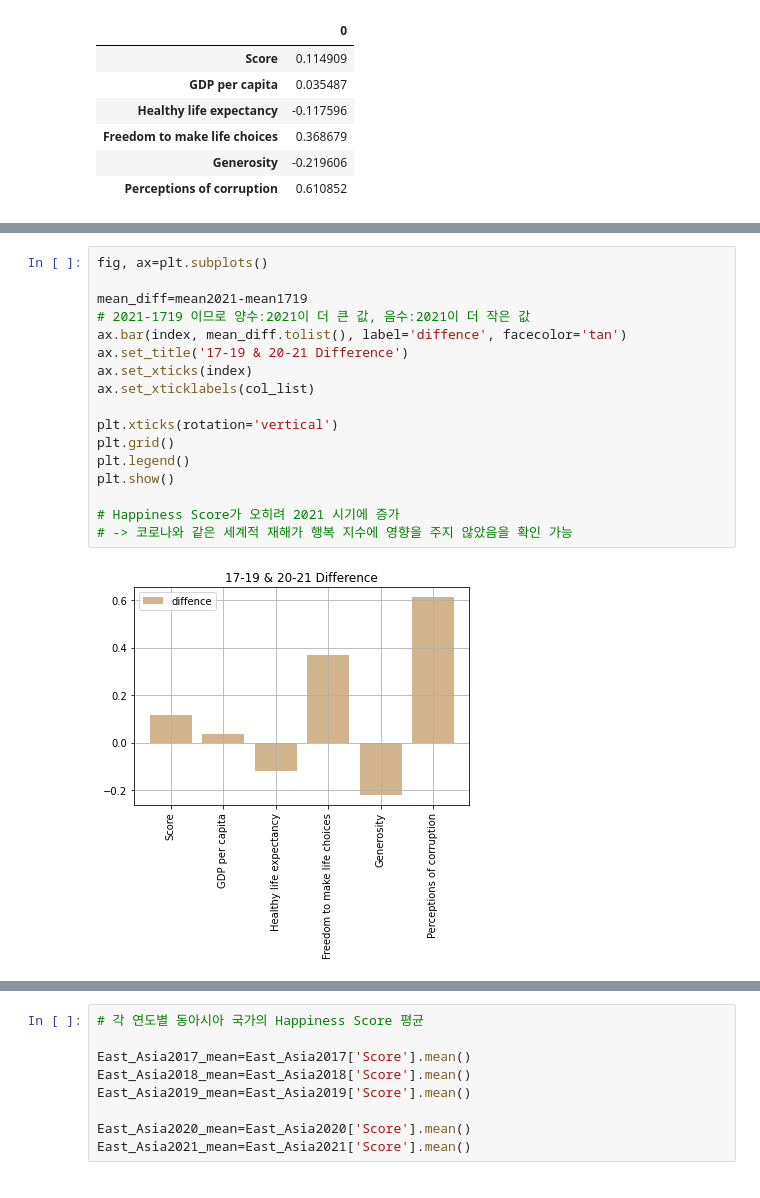
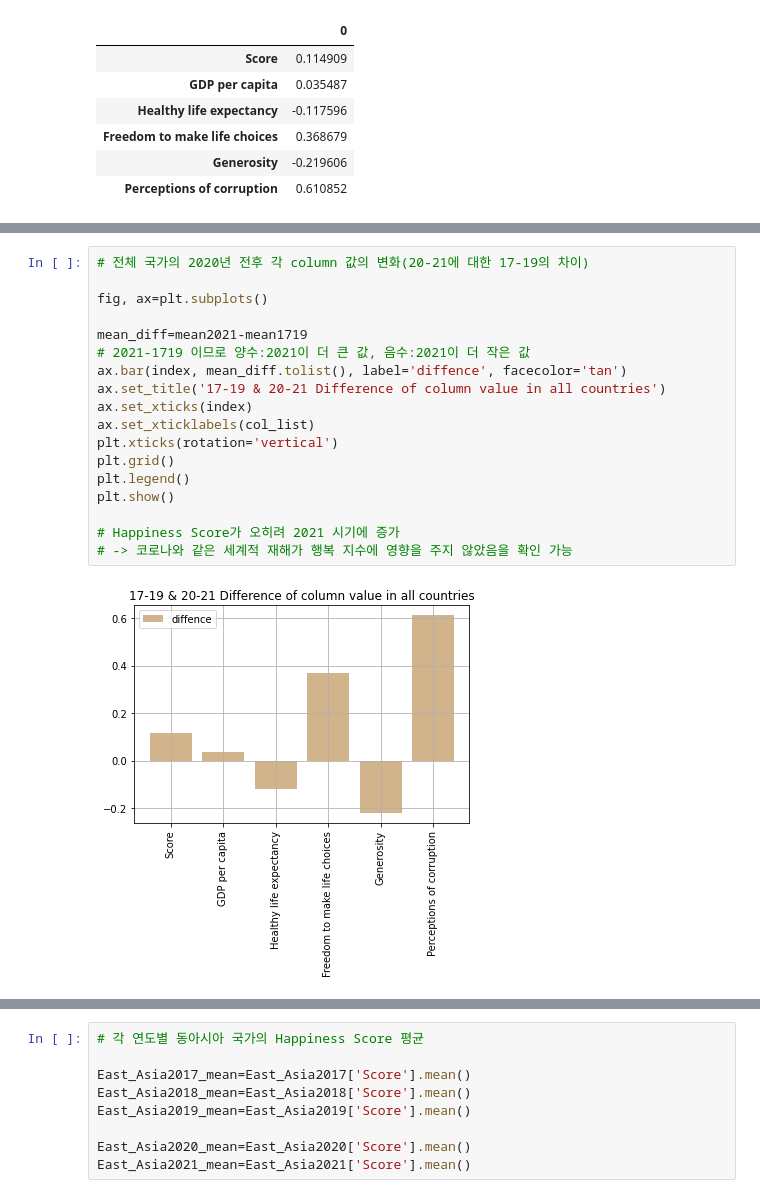
Before and after one commit to Sim-mi-gyeong/DataAnalysis, a Jupyter notebook: TermProject12_Before_and_After_COVID_19.ipynb, the cells around one changed output, grey strips where cells are left out. Cells and saved outputs as stored; diff of their text form.

```diff
--- a/TermProject12_Before_and_After_COVID_19.ipynb
+++ b/TermProject12_Before_and_After_COVID_19.ipynb
@@ -176,21 +124,22 @@ plt.xticks(rotation='vertical')
 # %%
+# 전체 국가의 2020년 전후 각 column 값의 변화(20-21에 대한 17-19의 차이)
+
 fig, ax=plt.subplots()
 
 mean_diff=mean2021-mean1719
 # 2021-1719 이므로 양수:2021이 더 큰 값, 음수:2021이 더 작은 값
 ax.bar(index, mean_diff.tolist(), label='diffence', facecolor='tan')
-ax.set_title('17-19 & 20-21 Difference')
+ax.set_title('17-19 & 20-21 Difference of column value in all countries')
 ax.set_xticks(index)
 ax.set_xticklabels(col_list)
-
 plt.xticks(rotation='vertical')
 plt.grid()
 plt.legend()
 plt.show()
 
 # Happiness Score가 오히려 2021 시기에 증가
 # -> 코로나와 같은 세계적 재해가 행복 지수에 영향을 주지 않았음을 확인 가능
 # %% [output]
-[figure, old version]
+[figure, new version]
 # %%
 # East_Asia 국가에 해당하는 row 출력
```
Also changed, not shown: parts of 21 cells of this notebook.
